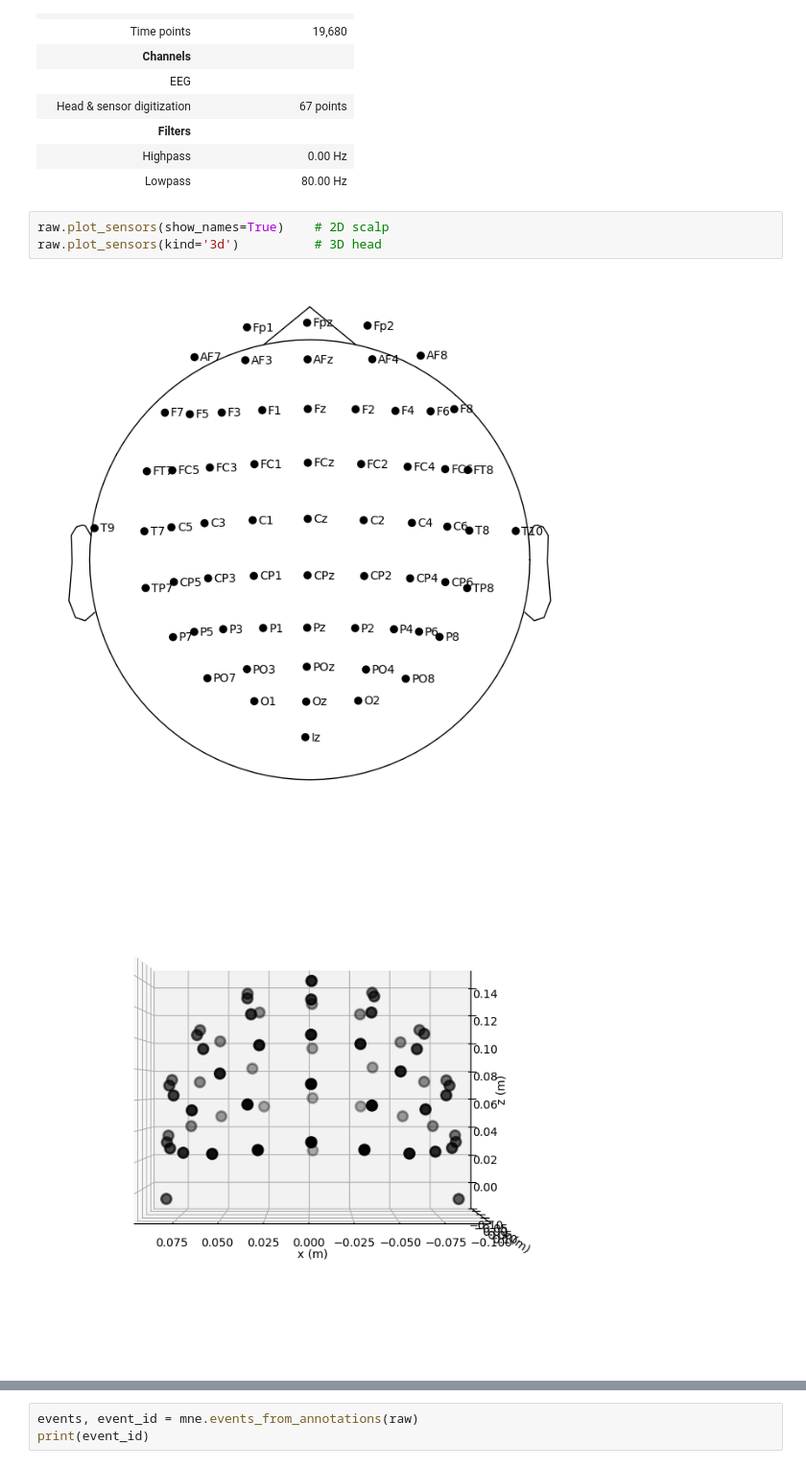
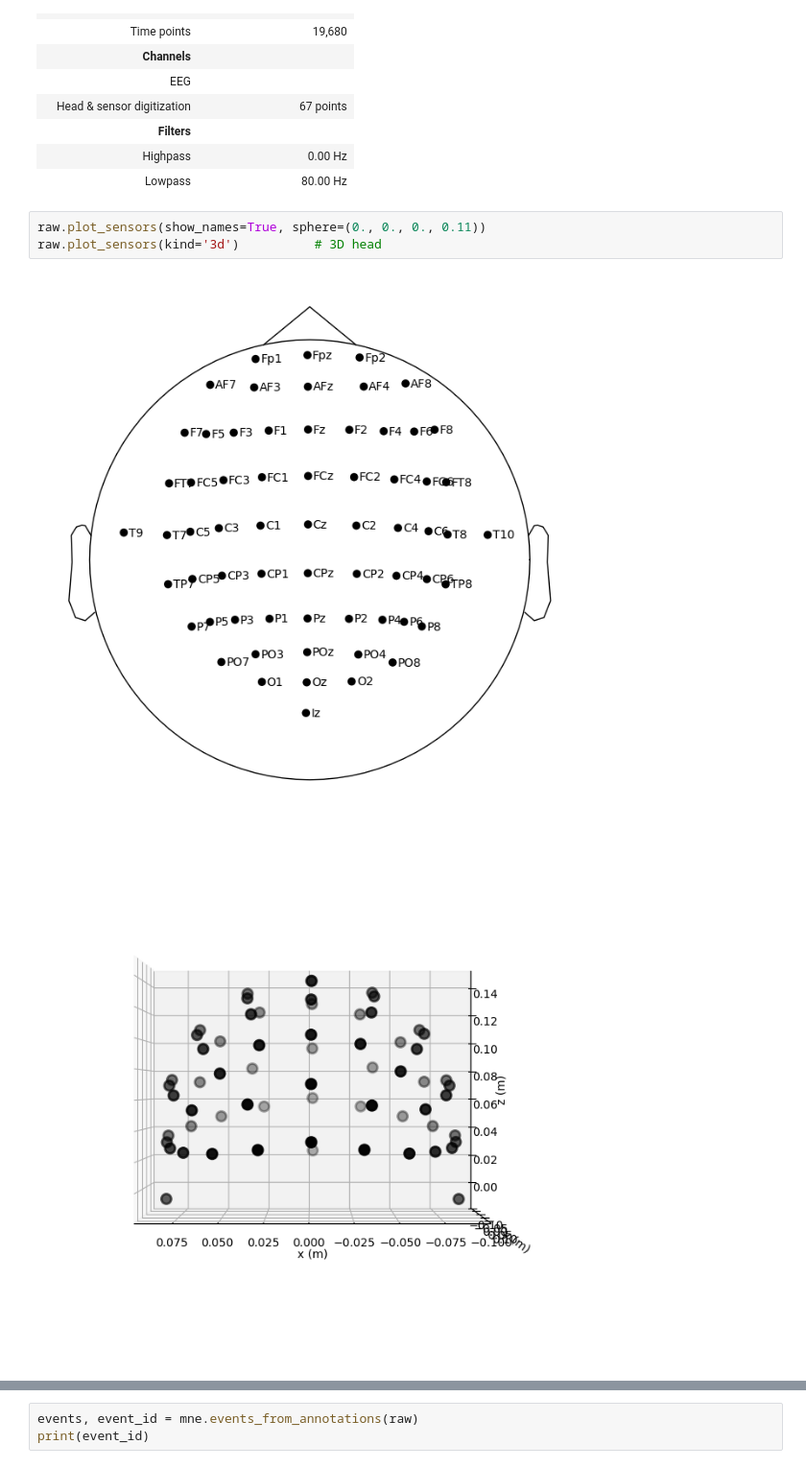
Before and after one commit to lightonray/EEG-brain-waves, a Jupyter notebook: miniproject/data_exploration.ipynb, the cells around one changed output, grey strips where cells are left out. Shown at 96% size. Drawn from its saved outputs; the diff is of its cells as text.

Commit message:
ncrease the head radius for the 1005 motage visualization

```diff
--- a/miniproject/data_exploration.ipynb
+++ b/miniproject/data_exploration.ipynb
@@ -42,10 +42,10 @@ raw.set_montage(montage)
 |  | Highpass | 0.00 Hz |
 |  | Lowpass | 80.00 Hz |
 # %%
-raw.plot_sensors(show_names=True)    # 2D scalp
+raw.plot_sensors(show_names=True, sphere=(0., 0., 0., 0.11))
 raw.plot_sensors(kind='3d')          # 3D head
 # %% [output]
-[figure, old version]
+[figure, new version]
 [figure]
 [figure]
 # %%
```
